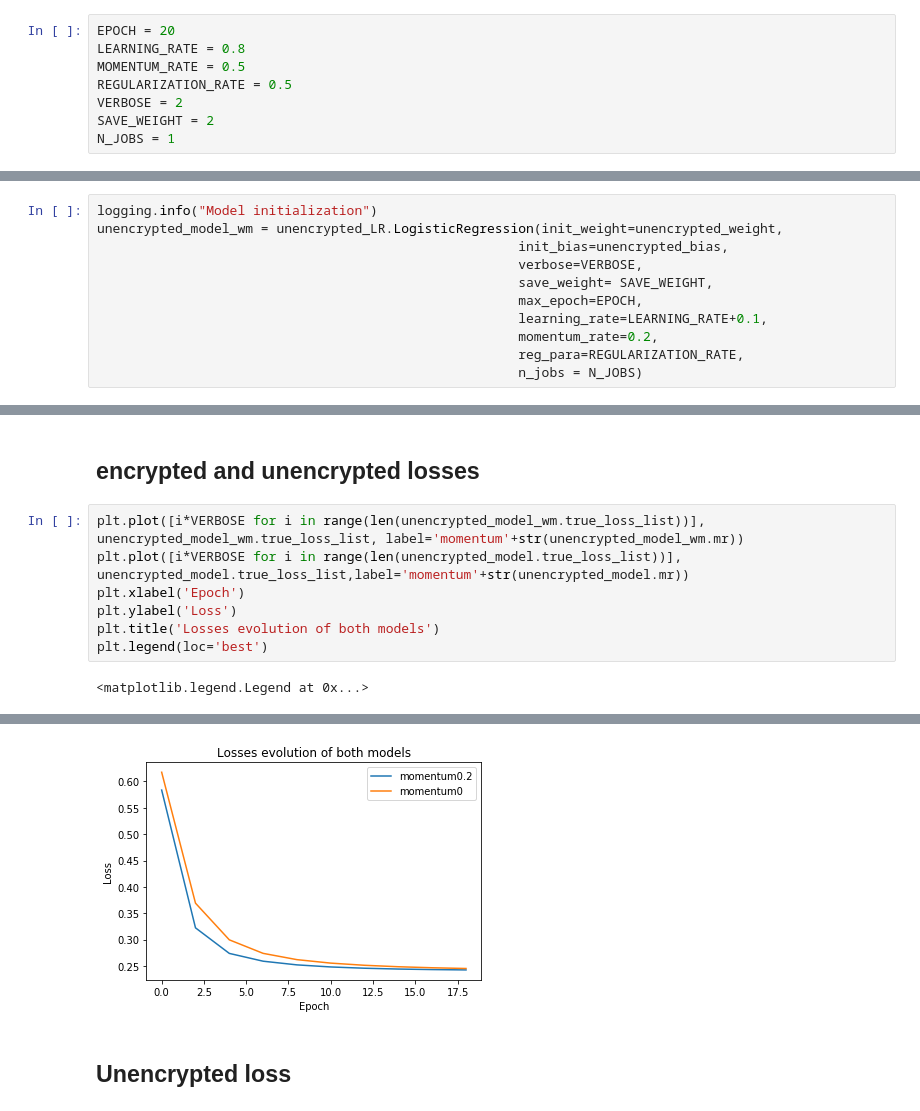
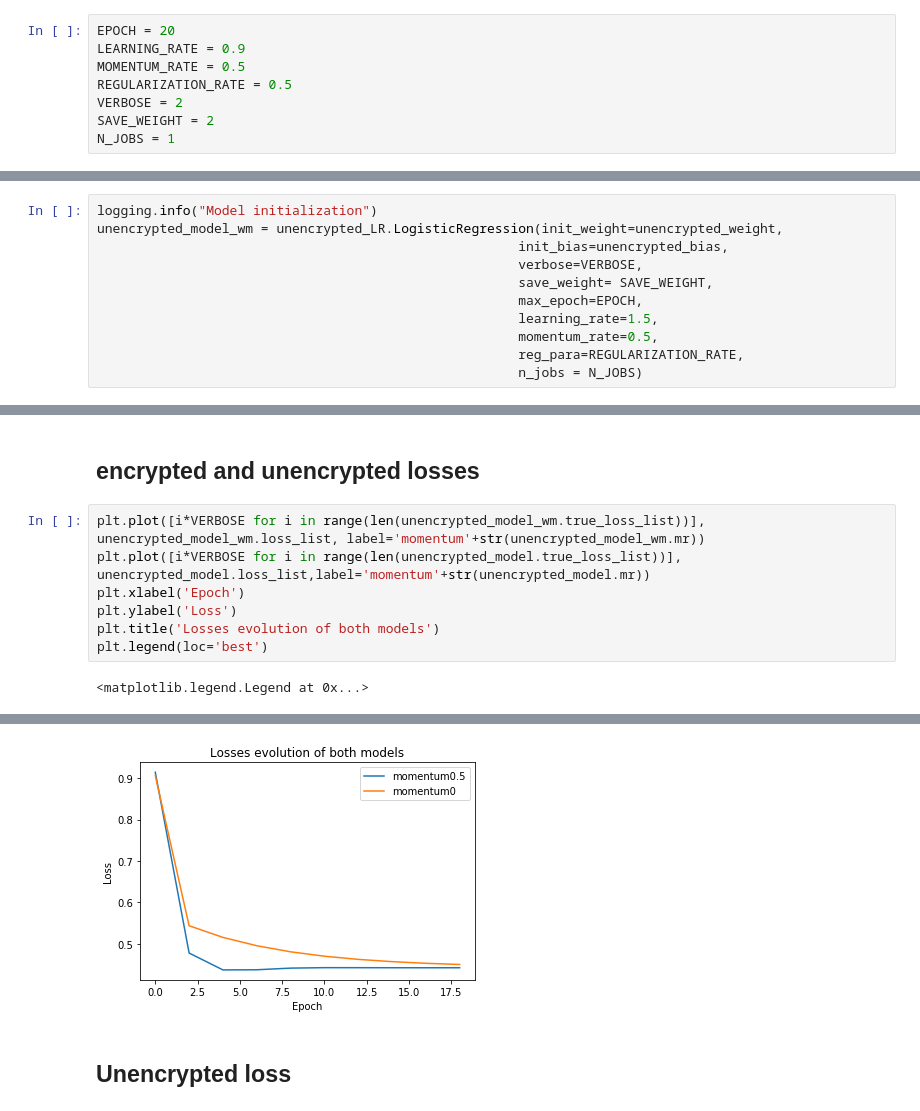
Before and after one commit to arthurPignet/privacy-preserving-titanic-challenge, a Jupyter notebook: ckks_titanic/notebooks/testing the NAG.ipynb, the cells around one changed output, grey strips where cells are left out. Saved outputs shown, nothing was run; the diff lists cells and outputs as text.

```diff
--- a/ckks_titanic/notebooks/testing the NAG.ipynb
+++ b/ckks_titanic/notebooks/testing the NAG.ipynb
@@ -44,7 +44,7 @@ logging.basicConfig(format="%(asctime)s  [%(levelname)-8.8s]  %(message)s", date
 ### Training variables
 # %%
 EPOCH = 20
-LEARNING_RATE = 0.8
+LEARNING_RATE = 0.9
 MOMENTUM_RATE = 0.5
 REGULARIZATION_RATE = 0.5
 VERBOSE = 2
@@ -161,8 +163,8 @@ unencrypted_model_wm = unencrypted_LR.LogisticRegression(init_weight=unencrypted
                                                       verbose=VERBOSE,
                                                       save_weight= SAVE_WEIGHT,
                                                       max_epoch=EPOCH,
-                                                      learning_rate=LEARNING_RATE+0.1,
-                                                      momentum_rate=0.2,
+                                                      learning_rate=1.5,
+                                                      momentum_rate=0.5,
                                                       reg_para=REGULARIZATION_RATE,
                                                       n_jobs = N_JOBS)
 # %% [output]
@@ -195,8 +197,8 @@ logging.info("Training done. " + str(round(time.time() - timer, 0)) + " seconds"
 # %% [markdown]
 ## encrypted and unencrypted losses
 # %%
-plt.plot([i*VERBOSE for i in range(len(unencrypted_model_wm.true_loss_list))], unencrypted_model_wm.true_loss_list, label='momentum'+str(unencrypted_model_wm.mr))
-plt.plot([i*VERBOSE for i in range(len(unencrypted_model.true_loss_list))], unencrypted_model.true_loss_list,label='momentum'+str(unencrypted_model.mr))
+plt.plot([i*VERBOSE for i in range(len(unencrypted_model_wm.true_loss_list))], unencrypted_model_wm.loss_list, label='momentum'+str(unencrypted_model_wm.mr))
+plt.plot([i*VERBOSE for i in range(len(unencrypted_model.true_loss_list))], unencrypted_model.loss_list,label='momentum'+str(unencrypted_model.mr))
 plt.xlabel('Epoch')
 plt.ylabel('Loss')
 plt.title('Losses evolution of both models')
@@ -211,4 +213,4 @@ plt.legend(loc='best')
-[figure, old version]
+[figure, new version]
 # %% [markdown]
 ## Unencrypted loss
 # %% [markdown]
```
Also changed, not shown: parts of 10 cells of this notebook, 3 other files.
